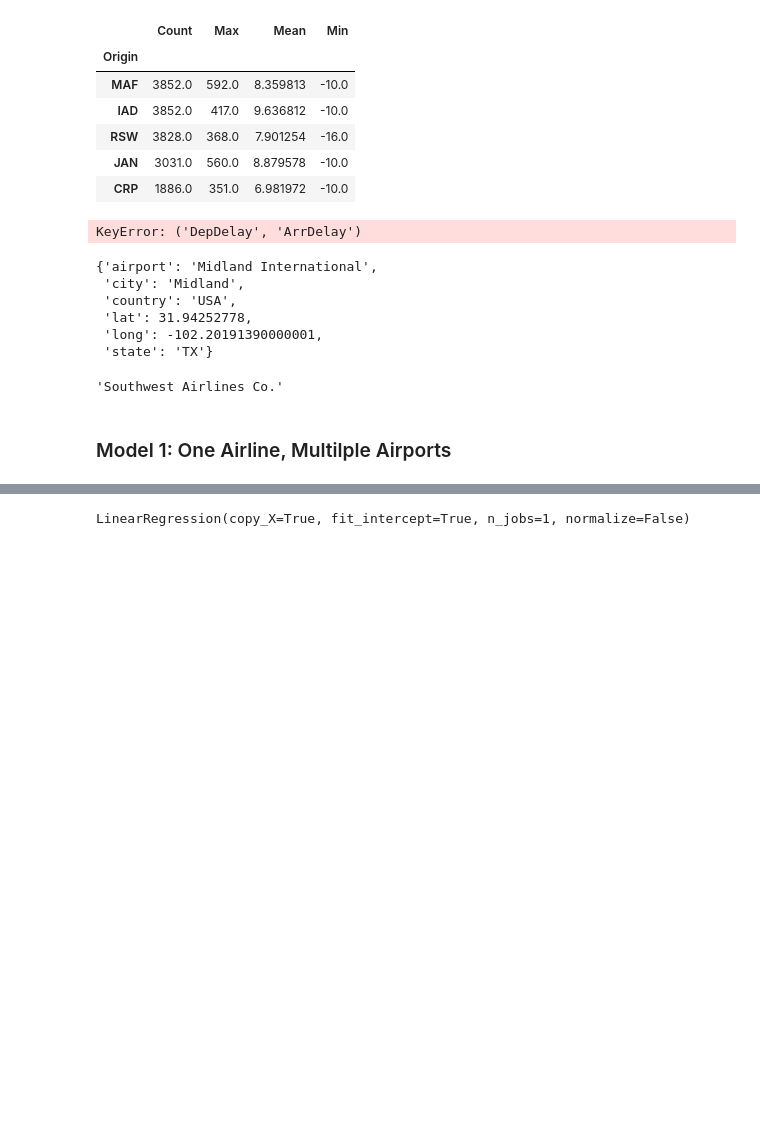
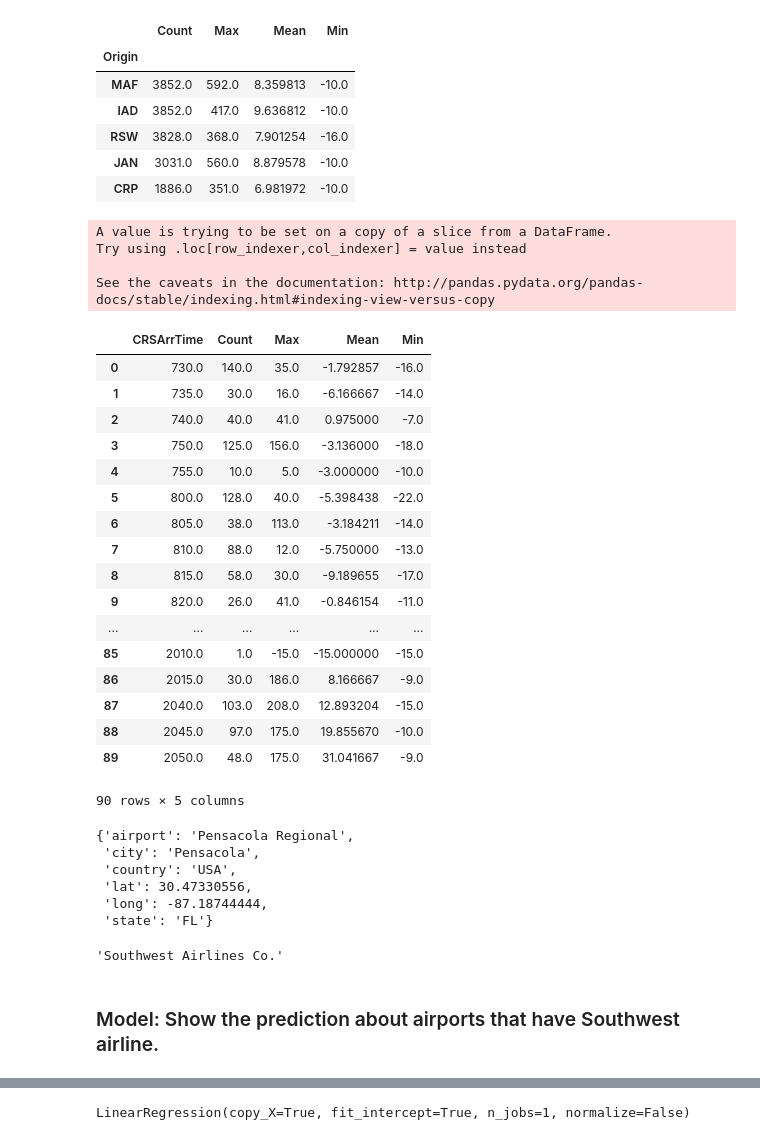
Before and after one commit to tninh/Flights-Delay-Prediction, a Jupyter notebook: script/flights_delay_regression.ipynb, the cells around one changed output, grey strips where cells are left out. Cells and saved outputs as stored; diff of their text form; code cells hidden in the pictures; blank space fills up the shorter version.

Commit message:
Changes in linear model

```diff
--- a/script/flights_delay_regression.ipynb
+++ b/script/flights_delay_regression.ipynb
@@ -30,0 +13,2 @@ Name: CRSDepTime, Length: 7009728, dtype: int64
+# %%
+df1['ArrDelay'] = df1['ArrDelay'] >= 15
@@ -192,3 +192,0 @@ df1.to_csv(path_or_buf='../data/preprocessed_2008.csv', index=False)
-# %%
-#Read the preprocessed data
-df1 = pd.read_csv('../data/preprocessed_2008.csv')
@@ -358,42 +356,75 @@ check_airports[-5:]
 | JAN | 3031.0 | 560.0 | 8.879578 | -10.0 |
 | CRP | 1886.0 | 351.0 | 6.981972 | -10.0 |
 # %%
-def get_flight_depDelays(df, carrier, id_airport, extrem_values = False):
-    df2 = df[(df['UniqueCarrier'] == carrier) & (df['Origin'] == id_airport)]
+def get_flight_depDelays(df, carrier, id_airport, extreme_values = False):
+    delay_df = df[(df['UniqueCarrier'] == carrier) & (df['Origin'] == id_airport)]
     # remove extreme values before fitting
-    if extrem_values:
-        df2['DepDelay'] = df2['DepDelay'].apply(lambda x:x if x < 60 else np.nan)
-        df2.dropna(how = 'any')
-    test2 = df2['DepDelay'].groupby(df2['CRSDepTime']).apply(get_stats).unstack()
+    if extreme_values:
+        delay_df['DepDelay'] = delay_df['DepDelay'].apply(lambda x:x if x < 60 else np.nan)
+        delay_df.dropna(how = 'any')
+    test2 = df['DepDelay'].groupby(delay_df['CRSDepTime']).apply(get_stats).unstack()
     test2.reset_index(inplace=True)
 
     #htm = lambda x:x.hour*3600+x.minute*60+x.second
     test2.reset_index(inplace=True)
 #     test2['CRSDep_Time_In_Min'] = test2['CRSDepTime'].apply(htm)
     return test2
-def get_flights_arrDelays
+def get_flight_arrDelays(df, carrier, id_airport, extreme_values = True):
+    delay_df = df[(df['UniqueCarrier'] == carrier) & (df['Origin'] == id_airport)]
+    # remove extreme values before fitting
+    if extreme_values:
+        delay_df['ArrDelay'] = delay_df['ArrDelay'].apply(lambda x:x if x < 60 else np.nan)
+        delay_df.dropna(how = 'any')
+    test2 = df['ArrDelay'].groupby(delay_df['CRSArrTime']).apply(get_stats).unstack()
+    test2.reset_index(inplace=True)
+
+#     htm = lambda x:x.hour*3600+x.minute*60+x.second
+#     #test2.reset_index(inplace=True)
+#     test2['ArrDelay'] = test2['ArrDelay'].apply(htm)
+    return test2
 def get_airport_info(code):
     return airports_abbr_dict[code]
 def get_flight_info(code):
     return carriers_abbr_dict[code]
 # %%
-get_flight_delays(df1, 'WN', 'MAF')
+get_flight_arrDelays(df1, 'WN', 'MAF')
 # %% [output]
-KeyError: ('DepDelay', 'ArrDelay')
+A value is trying to be set on a copy of a slice from a DataFrame.
+Try using .loc[row_indexer,col_indexer] = value instead
+
+See the caveats in the documentation: http://pandas.pydata.org/pandas-docs/stable/indexing.html#indexing-view-versus-copy
+|  | CRSArrTime | Count | Max | Mean | Min |
+| 0 | 730.0 | 140.0 | 35.0 | -1.792857 | -16.0 |
+| 1 | 735.0 | 30.0 | 16.0 | -6.166667 | -14.0 |
+| 2 | 740.0 | 40.0 | 41.0 | 0.975000 | -7.0 |
+| 3 | 750.0 | 125.0 | 156.0 | -3.136000 | -18.0 |
+| 4 | 755.0 | 10.0 | 5.0 | -3.000000 | -10.0 |
+| 5 | 800.0 | 128.0 | 40.0 | -5.398438 | -22.0 |
+| 6 | 805.0 | 38.0 | 113.0 | -3.184211 | -14.0 |
+| 7 | 810.0 | 88.0 | 12.0 | -5.750000 | -13.0 |
+| 8 | 815.0 | 58.0 | 30.0 | -9.189655 | -17.0 |
+| 9 | 820.0 | 26.0 | 41.0 | -0.846154 | -11.0 |
+| ... | ... | ... | ... | ... | ... |
+| 85 | 2010.0 | 1.0 | -15.0 | -15.000000 | -15.0 |
+| 86 | 2015.0 | 30.0 | 186.0 | 8.166667 | -9.0 |
+| 87 | 2040.0 | 103.0 | 208.0 | 12.893204 | -15.0 |
+| 88 | 2045.0 | 97.0 | 175.0 | 19.855670 | -10.0 |
+| 89 | 2050.0 | 48.0 | 175.0 | 31.041667 | -9.0 |
+90 rows × 5 columns
 # %%
-get_airport_info('MAF')
+get_airport_info('PNS')
 # %% [output]
-{'airport': 'Midland International',
- 'city': 'Midland',
+{'airport': 'Pensacola Regional',
+ 'city': 'Pensacola',
  'country': 'USA',
- 'lat': 31.94252778,
- 'long': -102.20191390000001,
- 'state': 'TX'}
+ 'lat': 30.47330556,
+ 'long': -87.18744444,
+ 'state': 'FL'}
 # %%
 get_flight_info('WN')
 # %% [output]
 'Southwest Airlines Co.'
-# %% [markdown]
-### Model 1: One Airline, Multilple Airports
+# %% [markdown]
+### Model: Show the prediction about airports that have Southwest airline.
 # %%
 
```
Also changed, not shown: parts of 37 cells of this notebook.
